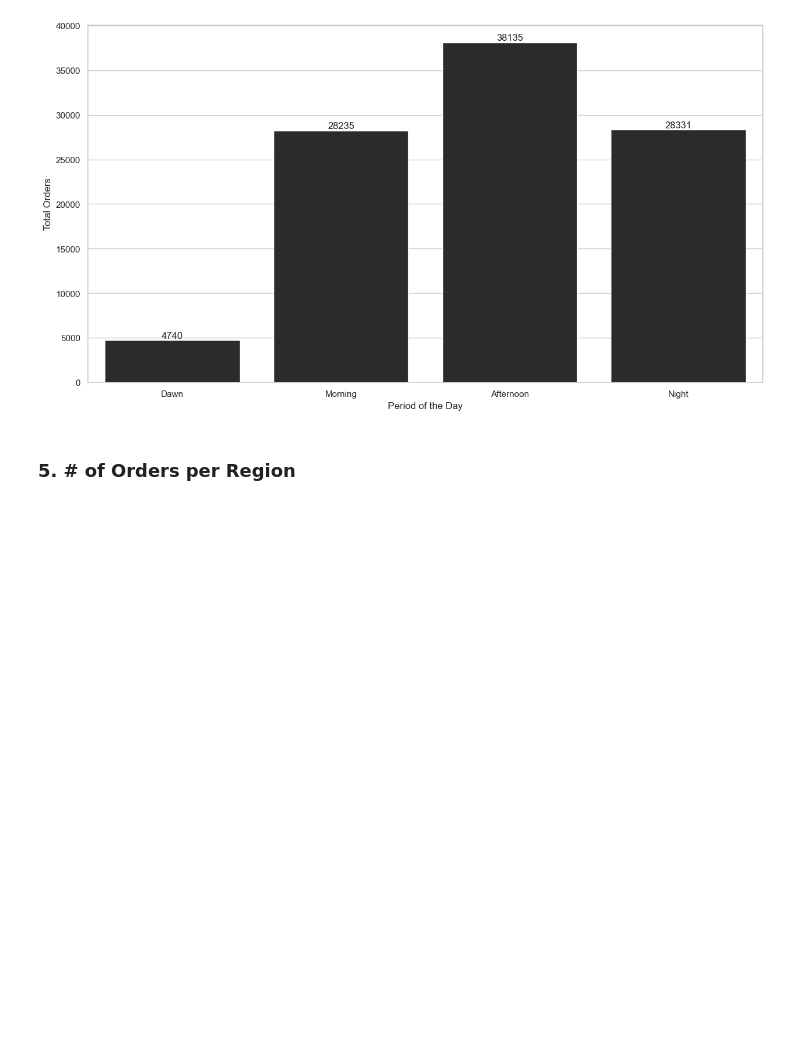
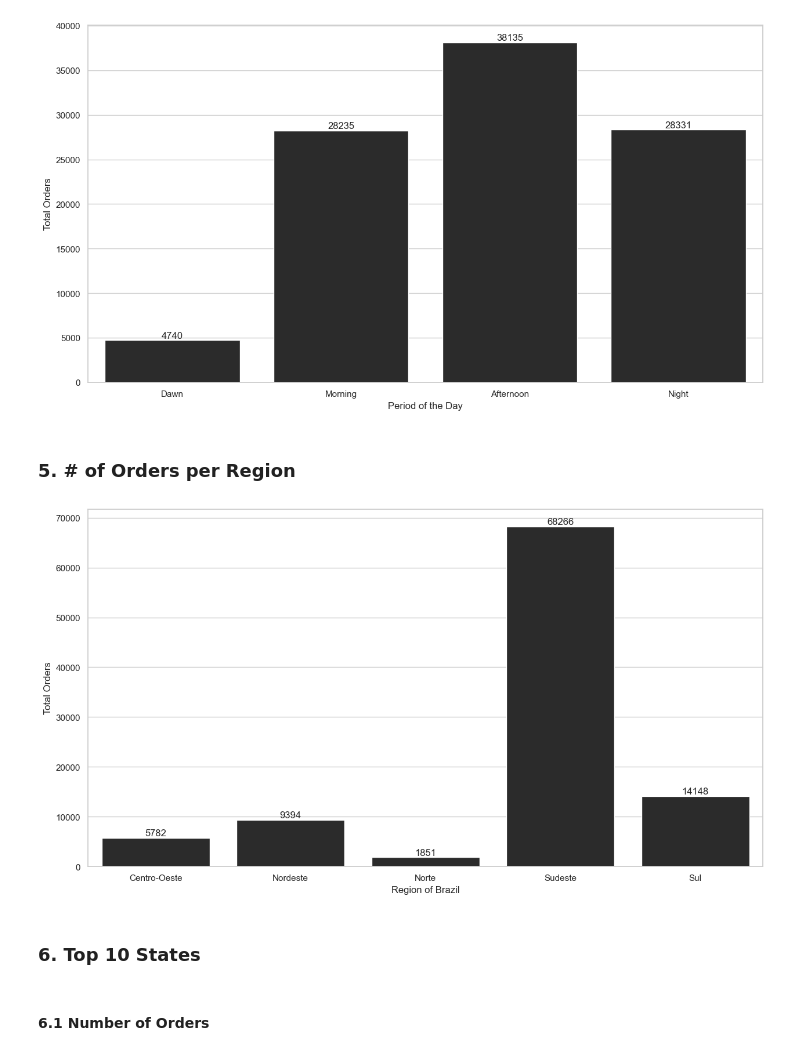
Before and after one commit to doegemon/etl_churn, a Jupyter notebook: eda/notebooks/eda.ipynb, the cells around one changed output. Saved outputs shown, nothing was run; the diff lists cells and outputs as text; code cells hidden in the pictures; blank space fills up the shorter version.

```diff
--- a/eda/notebooks/eda.ipynb
+++ b/eda/notebooks/eda.ipynb
@@ -127,3 +141,31 @@ ax.bar_label(ax.containers[0], fontsize=12);
 [figure]
 # %% [markdown]
 ### 5. # of Orders per Region
+# %%
+df_5 = pd.read_sql("""
+    SELECT DISTINCT customer_state,
+      CASE WHEN customer_state IN ('SC', 'RS', 'PR') THEN 'Sul'
+        WHEN customer_state IN ('SP', 'RJ', 'ES', 'MG') THEN 'Sudeste'
+        WHEN customer_state IN ('MT', 'MS', 'GO', 'DF') THEN 'Centro-Oeste'
+        WHEN customer_state IN ('MA', 'PI', 'BA', 'CE', 'RN', 'PB', 'PE', 'AL', 'SE') THEN 'Nordeste'
+        ELSE 'Norte'
+        END AS customer_region,
+      COUNT(DISTINCT order_id) as tt_orders,
+      COUNT(DISTINCT unique_customer_id) as tt_customers
+    FROM fact_orders
+    GROUP BY 1, 2
+    ORDER BY 1 ASC
+""", con=engine)
+# %%
+df_5_aux = df_5[['customer_region', 'tt_orders', 'tt_customers']].groupby('customer_region').sum().reset_index()
+
+ax = sns.barplot(data=df_5_aux, x='customer_region', y='tt_orders')
+ax.set_xlabel('Region of Brazil')
+ax.set_ylabel('Total Orders')
+ax.bar_label(ax.containers[0], fontsize=12);
+# %% [output]
+[figure, added]
+# %% [markdown]
+### 6. Top 10 States
+# %% [markdown]
+#### 6.1 Number of Orders
```
Also changed, not shown: parts of 35 cells of this notebook.
